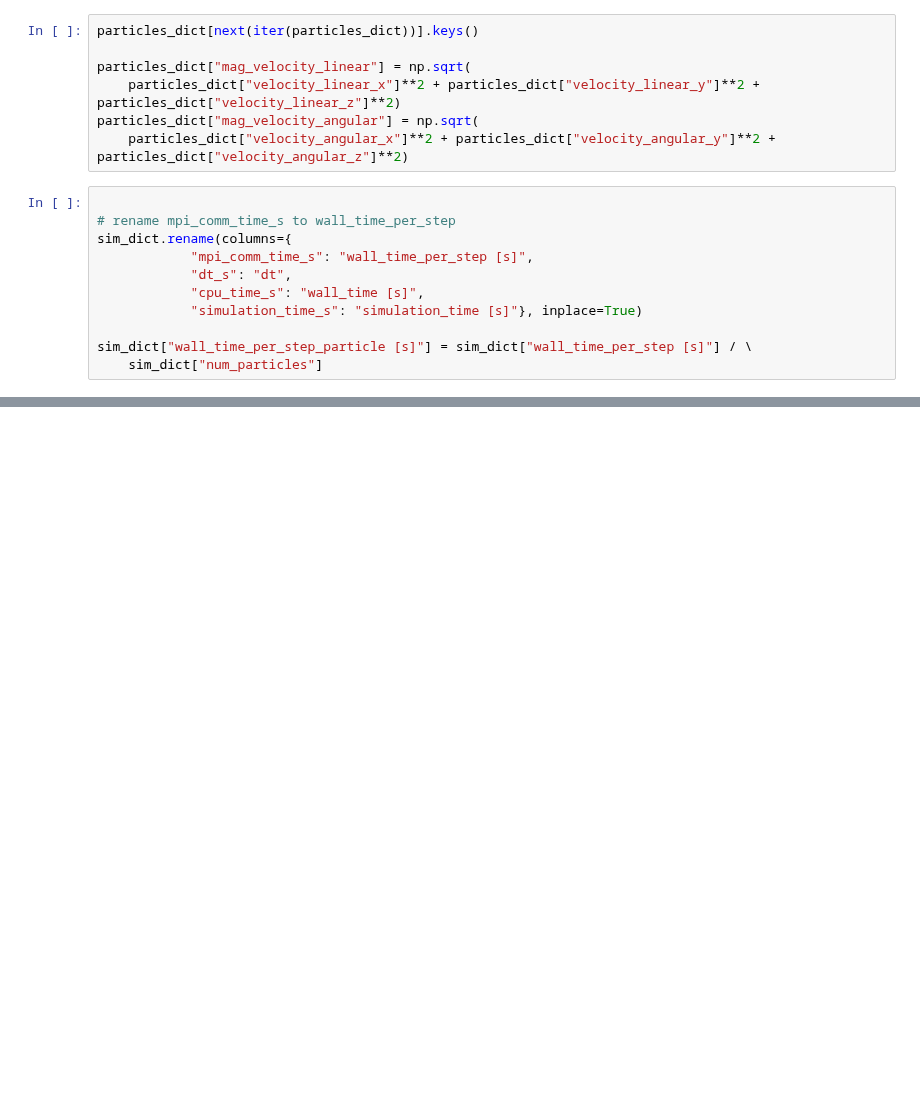
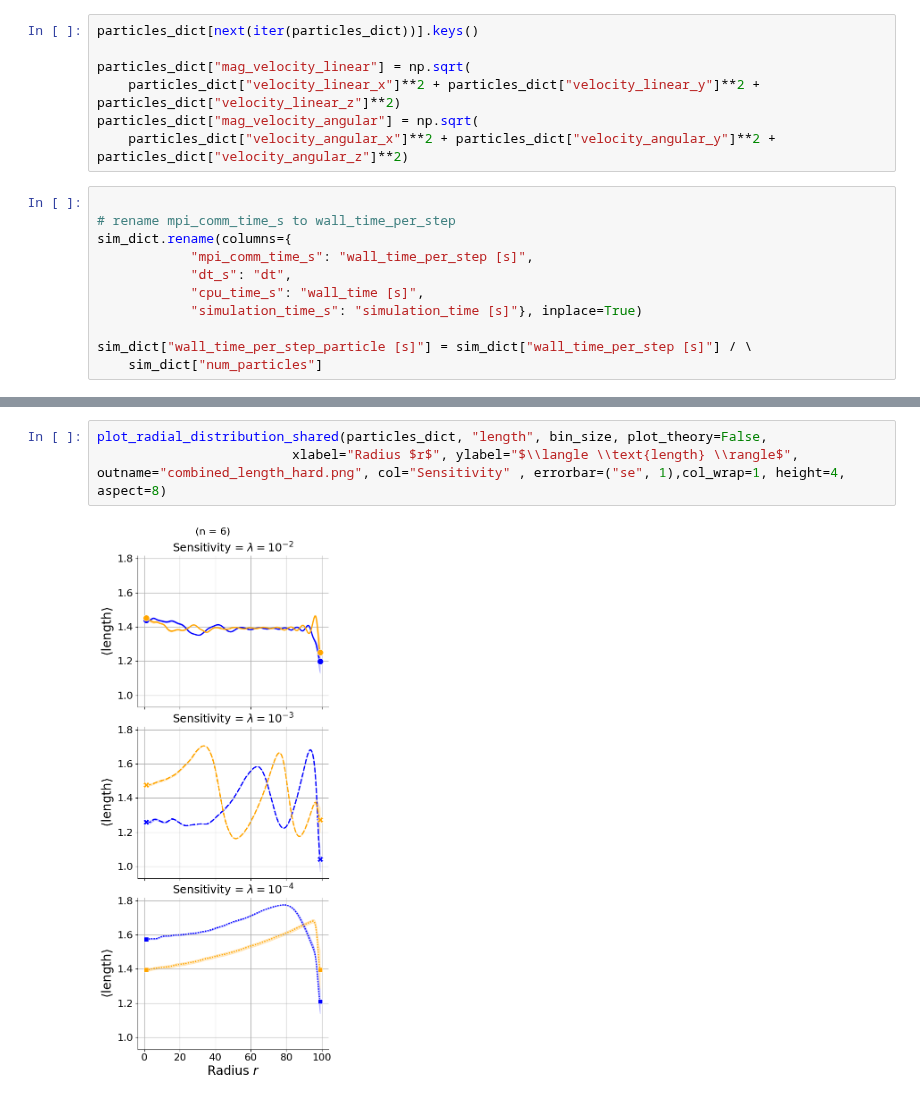
Before and after one commit to ManuelLerchner/ProliferatingCellCollectives-IDP, a Jupyter notebook: analysis/plot_combined.ipynb, the cells around one changed output, grey strips where cells are left out. Cells and saved outputs as stored; diff of their text form; blank space fills up the shorter version.

```diff
--- a/analysis/plot_combined.ipynb
+++ b/analysis/plot_combined.ipynb
@@ -555,0 +595,5 @@ plot_radial_distribution_shared(particles_dict, "stress", bin_size, plot_theory=
+# %%
+plot_radial_distribution_shared(particles_dict, "length", bin_size, plot_theory=False,
+                         xlabel="Radius $r$", ylabel="$\\langle \\text{length} \\rangle$", outname="combined_length_hard.png", col="Sensitivity" , errorbar=("se", 1),col_wrap=1, height=4, aspect=8)
+# %% [output]
+[figure, added]
```
Also changed, not shown: parts of 6 cells of this notebook, 5 other files.
